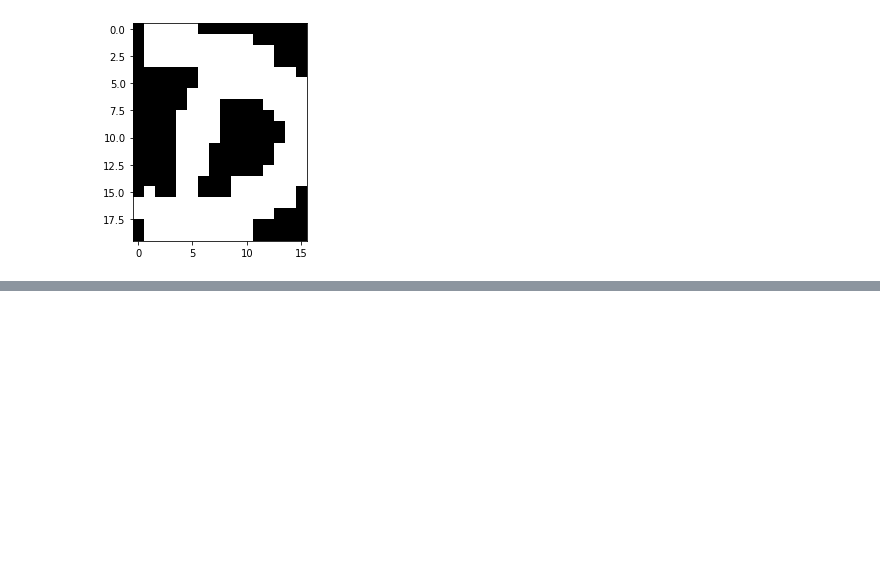
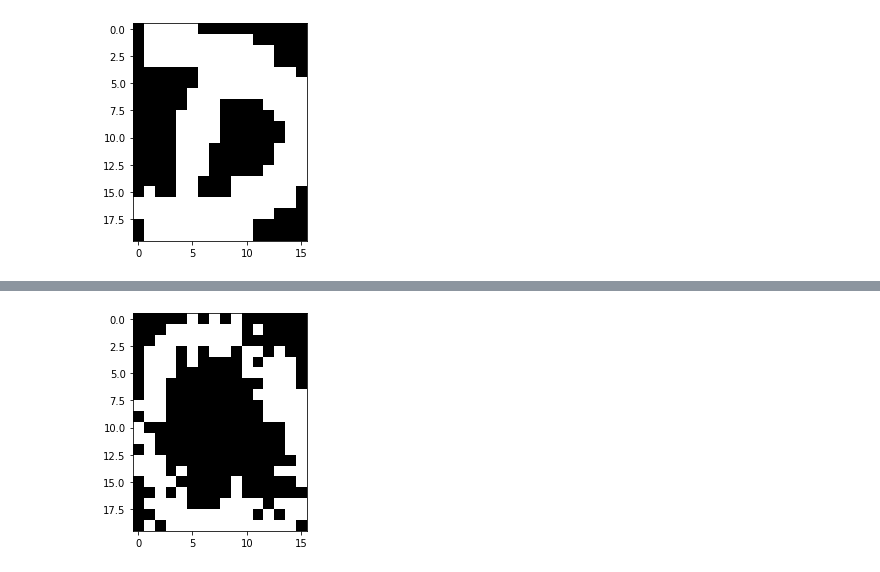
Before and after one commit to Matthieu-LORMEAU/rbm-project, a Jupyter notebook: Test DNN alpha_digits.ipynb, the cells around one changed output, grey strips where cells are left out. Drawn from its saved outputs; the diff is of its cells as text; code cells hidden in the pictures; blank space fills up the shorter version.

```diff
--- a/Test DNN alpha_digits.ipynb
+++ b/Test DNN alpha_digits.ipynb
@@ -62,0 +84,5 @@ l.__dict__
+# %%
+plt.imshow(dnn.generate_image_DBN(1,100, reshape=data["dat"][13][0].shape)[0], cmap='gray')
+plt.show()
+# %% [output]
+[figure, added]
```
Also changed, not shown: parts of 20 cells of this notebook, 4 other files.
